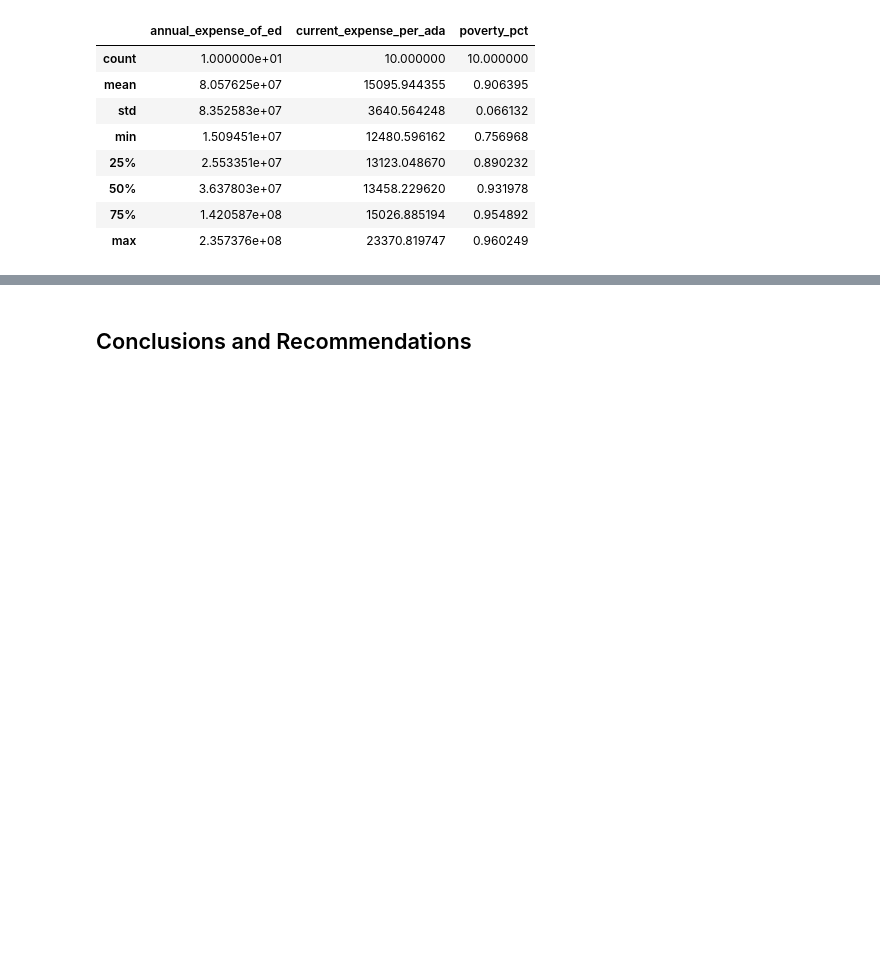
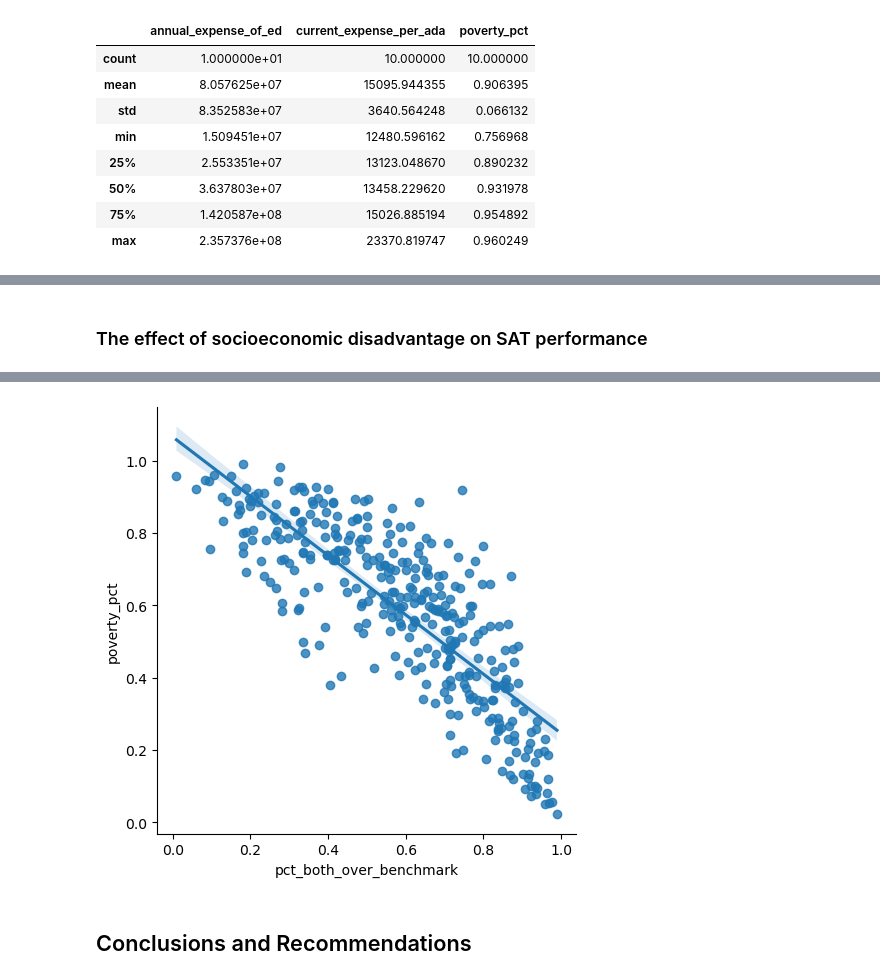
Before and after one commit to AlexSpradling/california_sat_analysis, a Jupyter notebook: code/starter-code Alex.ipynb, the cells around one changed output, grey strips where cells are left out. Cells and saved outputs as stored; diff of their text form; code cells hidden in the pictures; blank space fills up the shorter version.

```diff
--- a/code/starter-code Alex.ipynb
+++ b/code/starter-code Alex.ipynb
@@ -592,4 +613,6 @@ Here are some prompts to get you started with visualizations. Feel free to add a
+# %% [markdown]
+### The effect of socioeconomic disadvantage on SAT performance
 # %%
-# Code
-px.scatter(final_merged_df,'pct_both_over_benchmark', 'avg_tchr_edu_lvl', color = 'poverty_pct', trendline='ols')
+# px.scatter(final_merged_df, 'pct_both_over_benchmark', 'poverty_pct', trendline = 'ols')
+sns.lmplot(final_merged_df, x = 'pct_both_over_benchmark', y = 'poverty_pct');
 # %% [output]
@@ -597,3 +619,4 @@ px.scatter(final_merged_df,'pct_both_over_benchmark', 'avg_tchr_edu_lvl', color
+[figure, added]
 # %% [markdown]
 ## Conclusions and Recommendations
 # %% [markdown]
```
Also changed, not shown: parts of 6 cells of this notebook.
